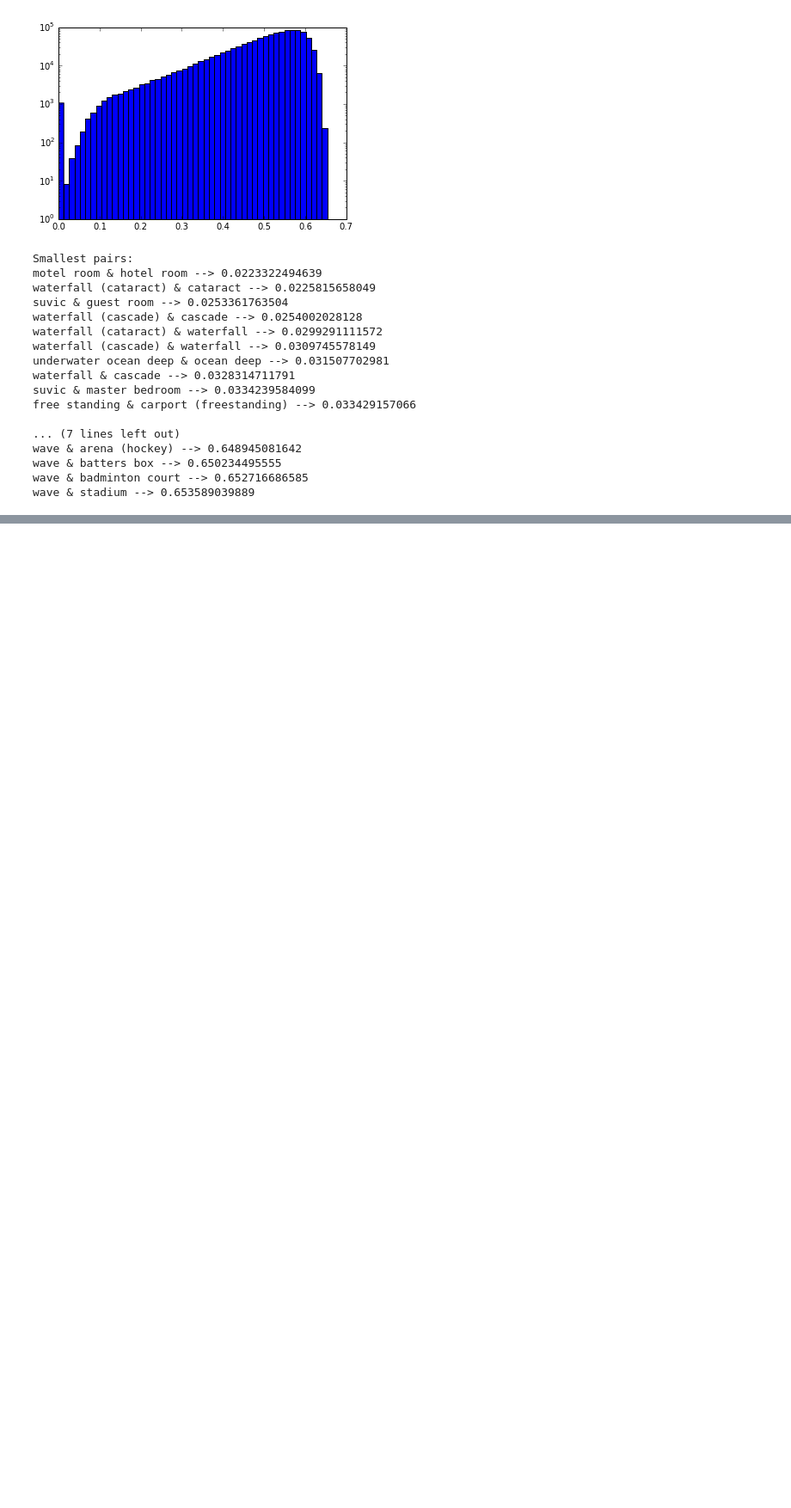
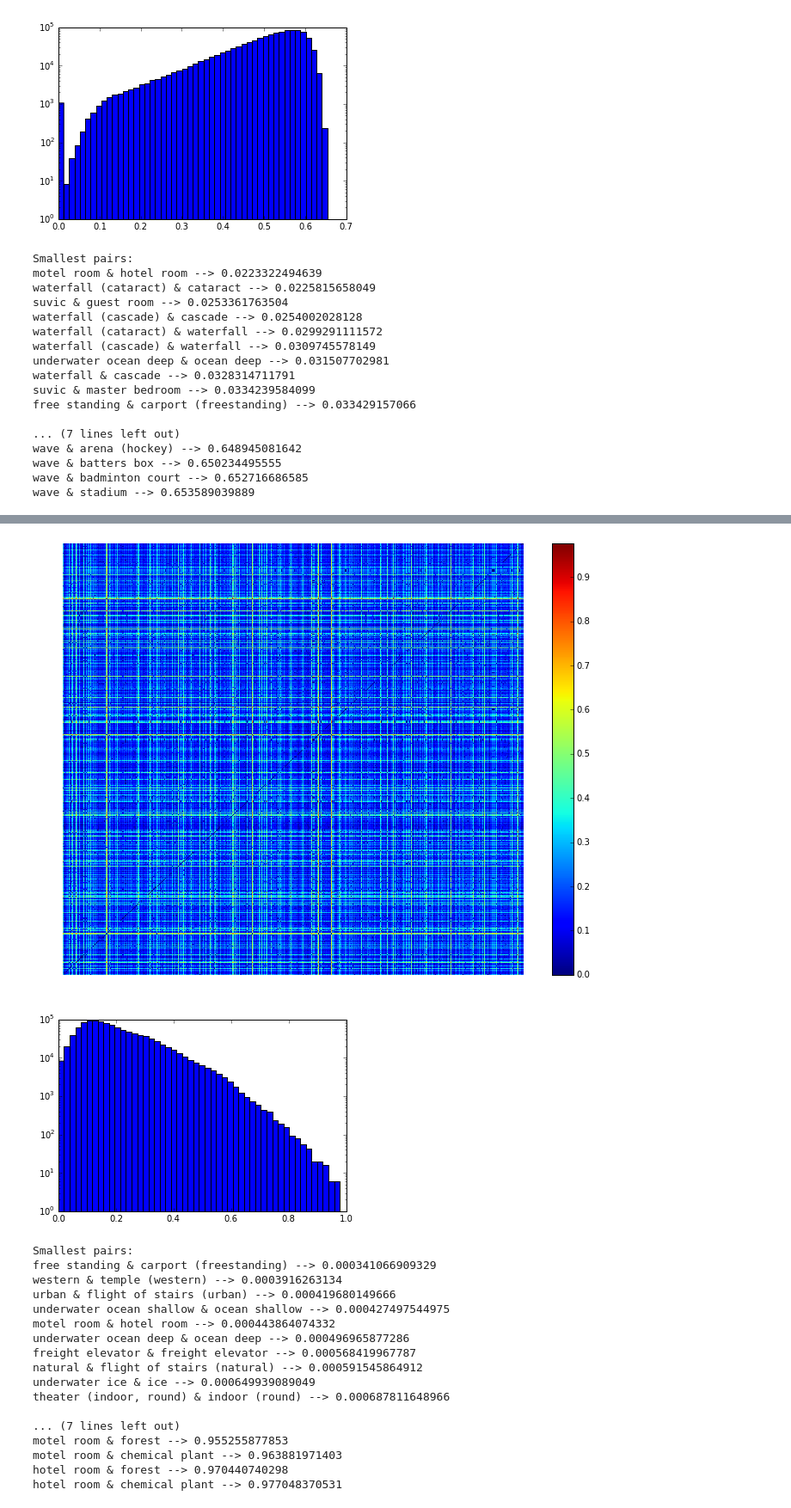
Before and after one commit to Y-W/CategoryTaxonomy, a Jupyter notebook: desc_sim.ipynb, the cells around one changed output, grey strips where cells are left out. Shown at 86% size. Cells and saved outputs as stored; diff of their text form; code cells hidden in the pictures; blank space fills up the shorter version.

```diff
--- a/desc_sim.ipynb
+++ b/desc_sim.ipynb
@@ -196,0 +286,22 @@ wave & stadium --> 0.653589039889
+# %%
+stat_simMtx(l2SimMtx)
+# %% [output]
+[figure, added]
+[figure, added]
+Smallest pairs:
+free standing & carport (freestanding) --> 0.000341066909329
+western & temple (western) --> 0.0003916263134
+urban & flight of stairs (urban) --> 0.000419680149666
+underwater ocean shallow & ocean shallow --> 0.000427497544975
+motel room & hotel room --> 0.000443864074332
+underwater ocean deep & ocean deep --> 0.000496965877286
+freight elevator & freight elevator --> 0.000568419967787
+natural & flight of stairs (natural) --> 0.000591545864912
+underwater ice & ice --> 0.000649939089049
+theater (indoor, round) & indoor (round) --> 0.000687811648966
+
+... (7 lines left out)
+motel room & forest --> 0.955255877853
+motel room & chemical plant --> 0.963881971403
+hotel room & forest --> 0.970440740298
+hotel room & chemical plant --> 0.977048370531
```
Also changed, not shown: parts of 13 cells of this notebook.
